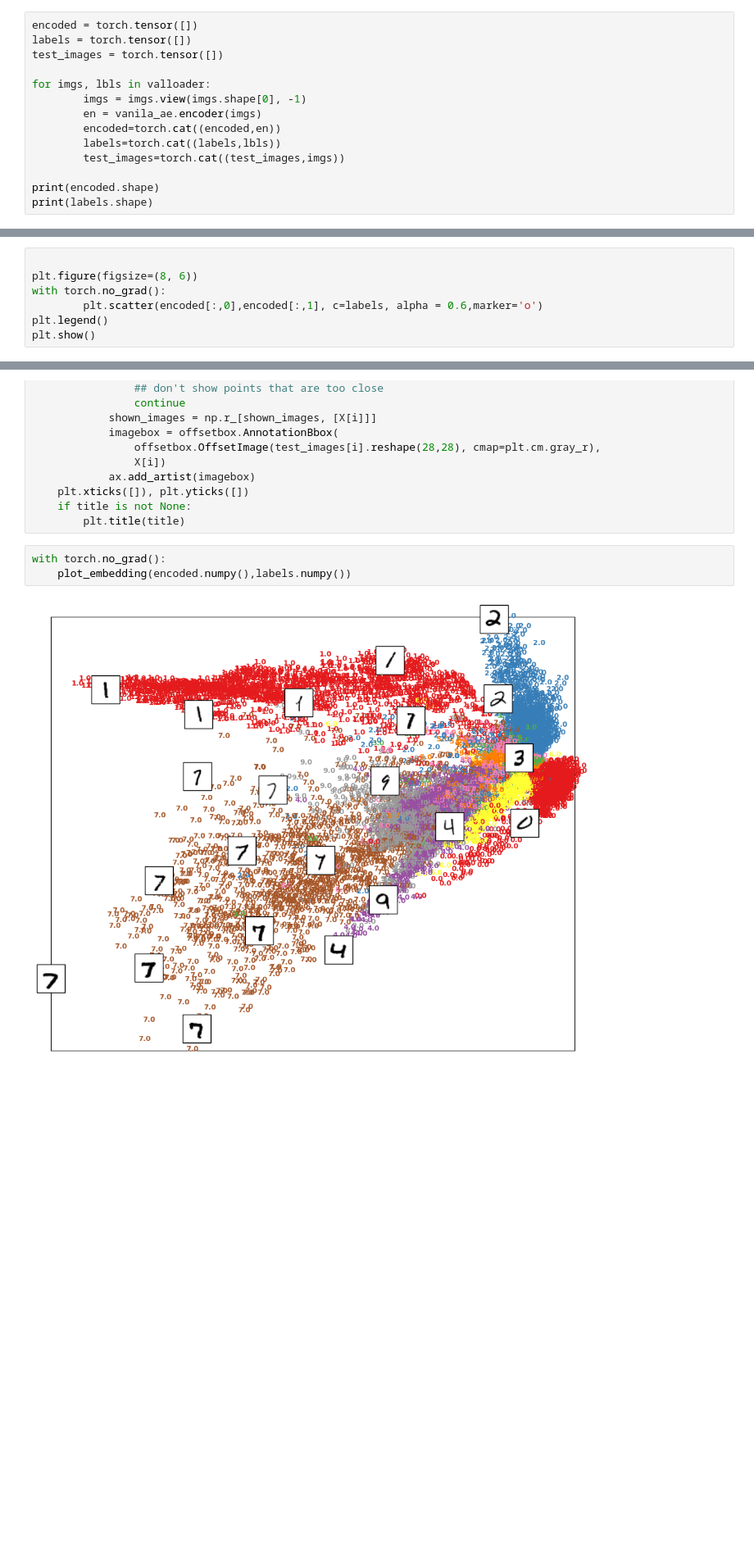
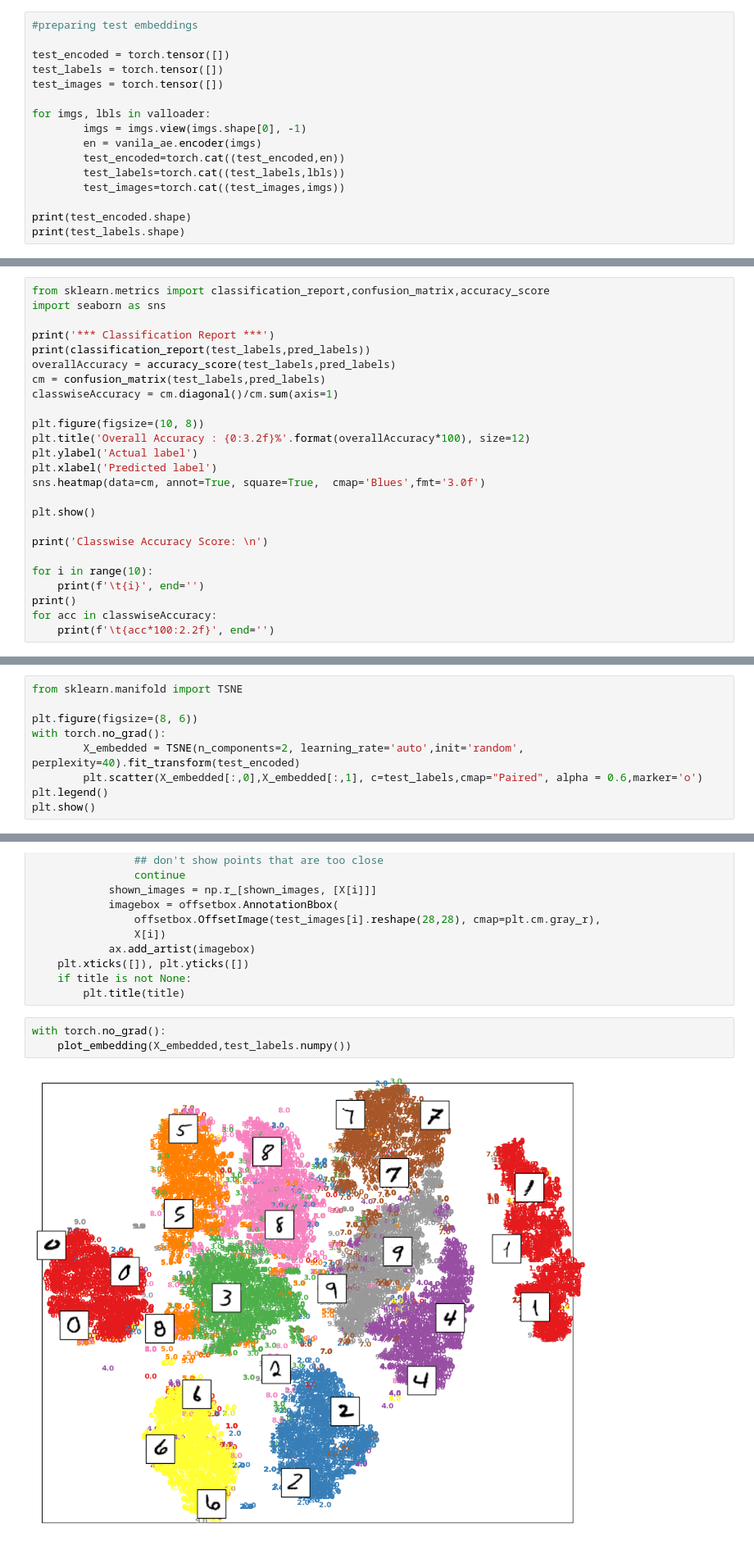
Before and after one commit to debonil/dl-autoencoder, a Jupyter notebook: autoencoder-scratch.ipynb, the cells around one changed output, grey strips where cells are left out. Shown at 82% size. Drawn from its saved outputs; the diff is of its cells as text; blank space fills up the shorter version.

```diff
--- a/autoencoder-scratch.ipynb
+++ b/autoencoder-scratch.ipynb
@@ -166,15 +197,17 @@ plt.show()
 # %%
-encoded = torch.tensor([])
-labels = torch.tensor([])
+#preparing test embeddings
+
+test_encoded = torch.tensor([])
+test_labels = torch.tensor([])
 test_images = torch.tensor([])
 
 for imgs, lbls in valloader:
         imgs = imgs.view(imgs.shape[0], -1)
         en = vanila_ae.encoder(imgs)
-        encoded=torch.cat((encoded,en))
-        labels=torch.cat((labels,lbls))
+        test_encoded=torch.cat((test_encoded,en))
+        test_labels=torch.cat((test_labels,lbls))
         test_images=torch.cat((test_images,imgs))
 
-print(encoded.shape)
-print(labels.shape)
+print(test_encoded.shape)
+print(test_labels.shape)
 # %% [output]
@@ -182,0 +219,25 @@ torch.Size([10000])
+# %%
+from sklearn.metrics import classification_report,confusion_matrix,accuracy_score
+import seaborn as sns
+
+print('*** Classification Report ***')
+print(classification_report(test_labels,pred_labels))
+overallAccuracy = accuracy_score(test_labels,pred_labels)
+cm = confusion_matrix(test_labels,pred_labels)
+classwiseAccuracy = cm.diagonal()/cm.sum(axis=1)
+
+plt.figure(figsize=(10, 8))
+plt.title('Overall Accuracy : {0:3.2f}%'.format(overallAccuracy*100), size=12)
+plt.ylabel('Actual label')
+plt.xlabel('Predicted label')
+sns.heatmap(data=cm, annot=True, square=True,  cmap='Blues',fmt='3.0f')
+
+plt.show()
+
+print('Classwise Accuracy Score: \n')
+
+for i in range(10):
+    print(f'\t{i}', end='')
+print()
+for acc in classwiseAccuracy:
+    print(f'\t{acc*100:2.2f}', end='')
@@ -183,8 +267,10 @@ torch.Size([10000])
 # %%
+from sklearn.manifold import TSNE
 
 plt.figure(figsize=(8, 6))
 with torch.no_grad():
-        plt.scatter(encoded[:,0],encoded[:,1], c=labels, alpha = 0.6,marker='o')
+        X_embedded = TSNE(n_components=2, learning_rate='auto',init='random', perplexity=40).fit_transform(test_encoded)
+        plt.scatter(X_embedded[:,0],X_embedded[:,1], c=test_labels,cmap="Paired", alpha = 0.6,marker='o')
 plt.legend()
 plt.show()
 # %% [output]
@@ -224,9 +310,9 @@ def plot_embedding(X,y, title=None):
         plt.title(title)
 # %%
 with torch.no_grad():
-    plot_embedding(encoded.numpy(),labels.numpy())
+    plot_embedding(X_embedded,test_labels.numpy())
 # %% [output]
-[figure, old version]
+[figure, new version]
 # %%
 noise_factor = 0.7
 x_train_noisy = images + noise_factor * torch.randn(*images.shape)
```
Also changed, not shown: parts of 16 cells of this notebook.
